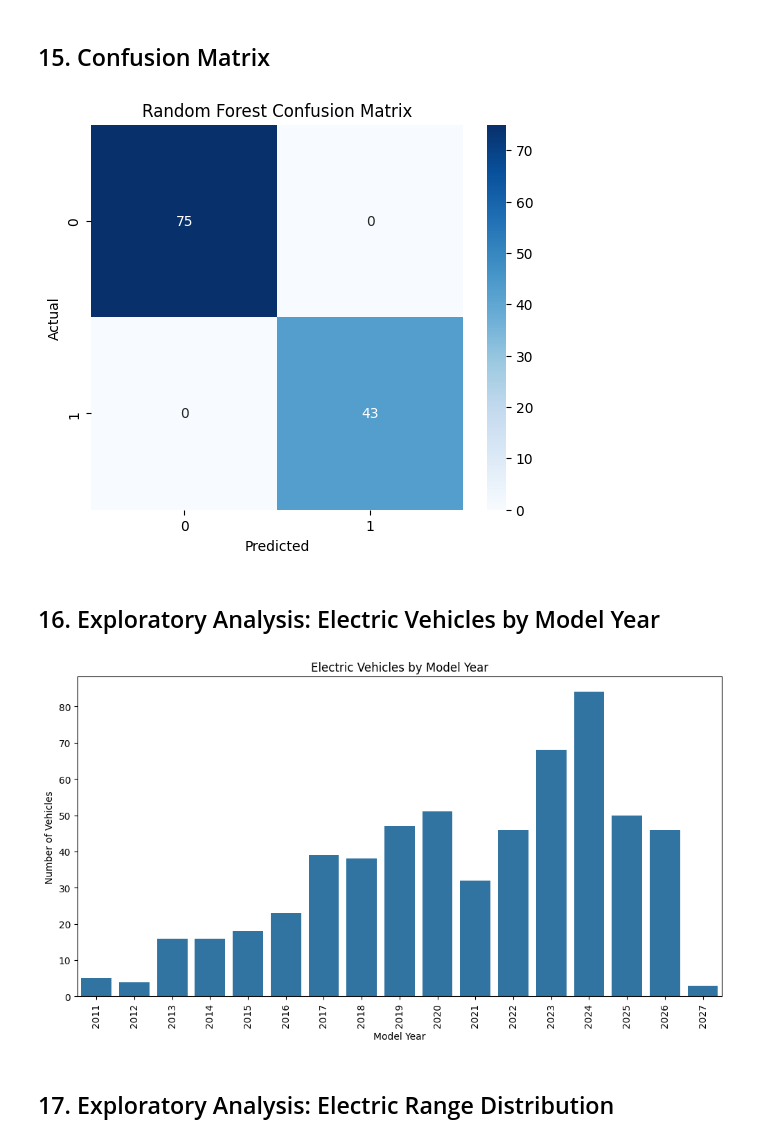
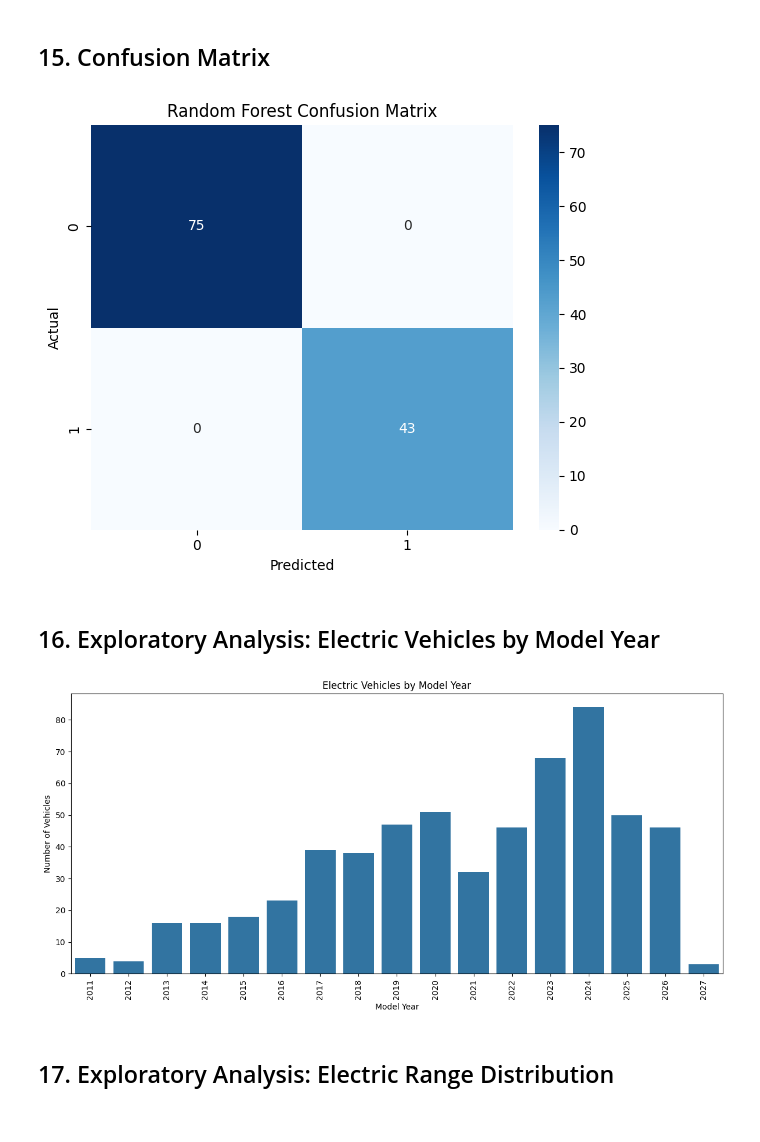
Before and after one commit to i0ana-stack/ev-adoption-ml-forecasting, a Jupyter notebook: notebooks/EV_Adoption_ML_Forecasting.ipynb, the cells around one changed output. Saved outputs shown, nothing was run; the diff lists cells and outputs as text; code cells hidden in the pictures.

Commit message:
Update notebook with saved figures

```diff
--- a/notebooks/EV_Adoption_ML_Forecasting.ipynb
+++ b/notebooks/EV_Adoption_ML_Forecasting.ipynb
@@ -215,28 +215,33 @@ weighted avg       1.00      1.00      1.00       118
 # %% [markdown]
 ## 15. Confusion Matrix
 # %%
+
 from sklearn.metrics import confusion_matrix
+
 import matplotlib.pyplot as plt
+
 import seaborn as sns
 
 cm = confusion_matrix(y_test, rf_pred)
 
 plt.figure(figsize=(6, 5))
 
 sns.heatmap(
     cm,
     annot=True,
     fmt='d',
     cmap='Blues'
 )
 
 plt.title('Random Forest Confusion Matrix')
 plt.xlabel('Predicted')
 plt.ylabel('Actual')
 
+plt.tight_layout()
+plt.savefig('confusion_matrix_random_forest.png', bbox_inches='tight')
 plt.show()
 # %% [output]
-[figure, old version]
+[figure, new version]
 # %% [markdown]
 ## 16. Exploratory Analysis: Electric Vehicles by Model Year
 # %%
@@ -245,14 +250,15 @@ plt.figure(figsize=(12, 6))
 sns.countplot(x='model_year', data=df)
 
 plt.xticks(rotation=90)
-
 plt.title('Electric Vehicles by Model Year')
 plt.xlabel('Model Year')
 plt.ylabel('Number of Vehicles')
 
+plt.tight_layout()
+plt.savefig('ev_by_model_year.png', bbox_inches='tight')
 plt.show()
 # %% [output]
-[figure, old version]
+[figure, new version]
 # %% [markdown]
 ## 17. Exploratory Analysis: Electric Range Distribution
 # %%
```
Also changed, not shown: parts of 5 cells of this notebook.
